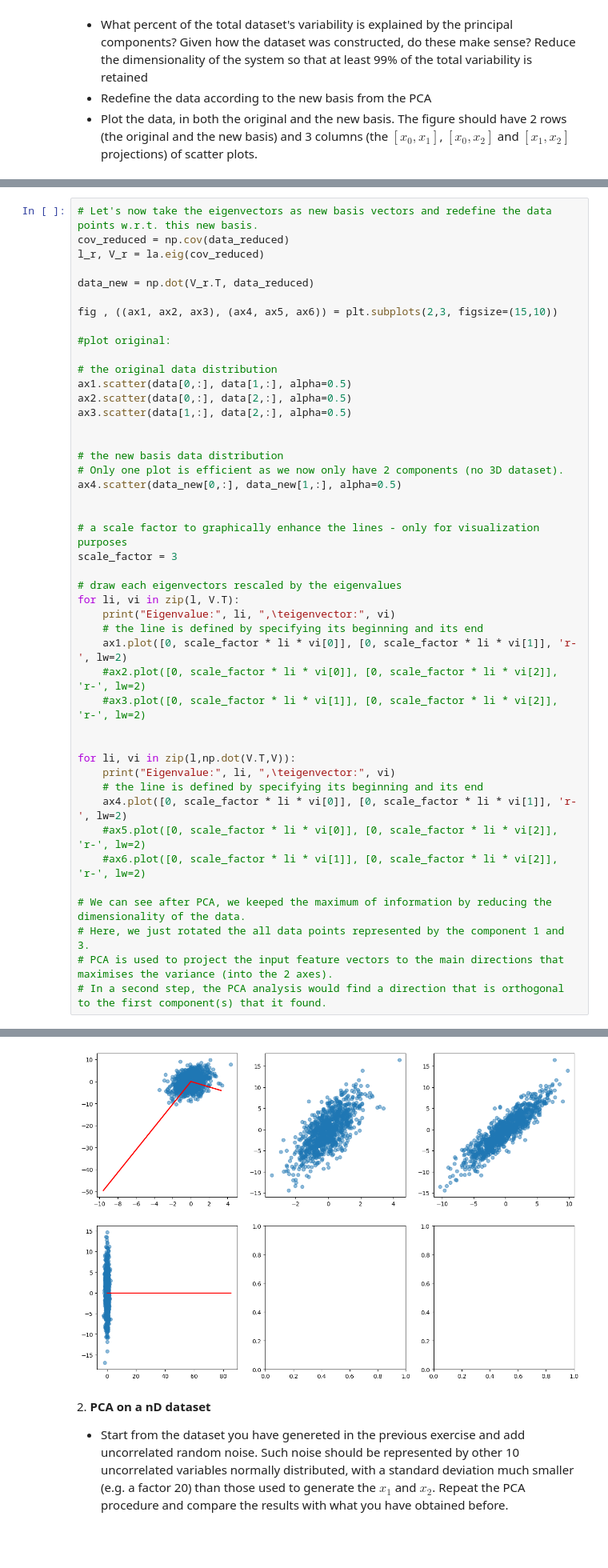
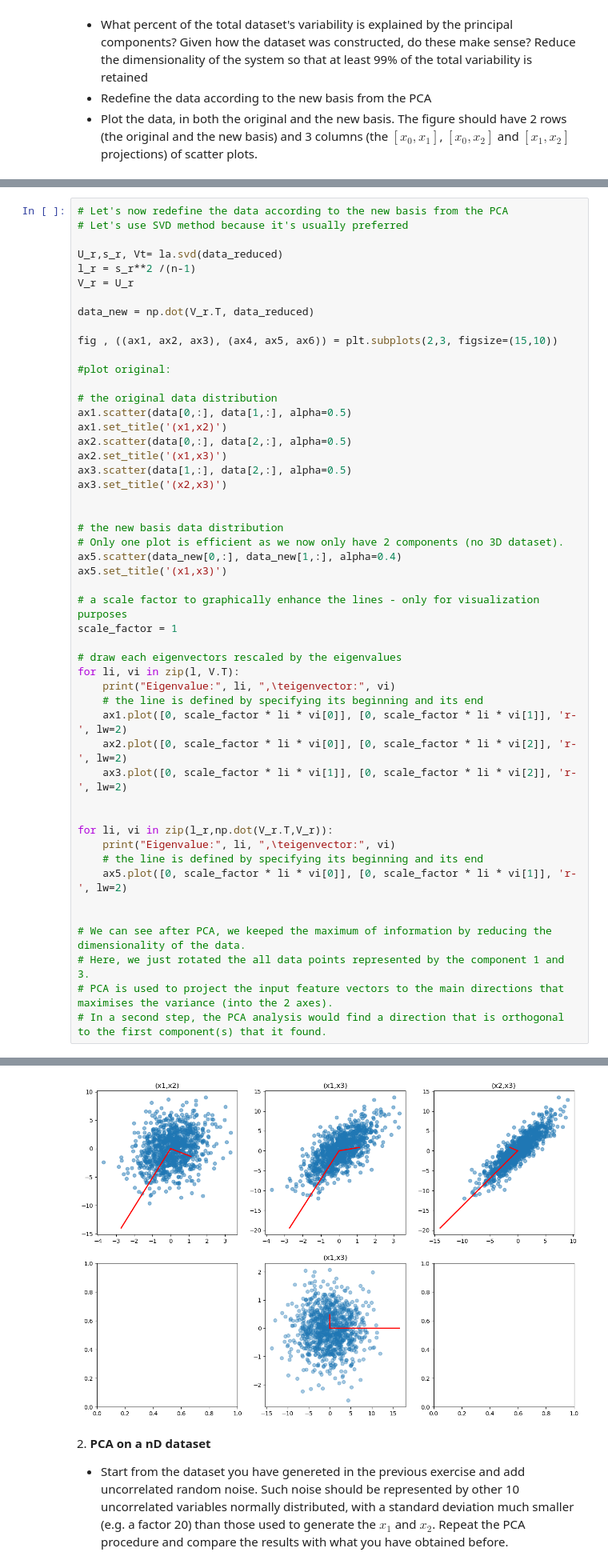
Before and after one commit to anais2412/ScientificComputingWithPython2022, a Jupyter notebook: 08ex_algebra.ipynb, the cells around one changed output, grey strips where cells are left out. Shown: that part at 80% size. Drawn from its saved outputs; the diff is of its cells as text; blank space fills up the shorter version.

```diff
--- a/08ex_algebra.ipynb
+++ b/08ex_algebra.ipynb
@@ -117,7 +117,10 @@ Data reduced:
 # %%
-# Let's now take the eigenvectors as new basis vectors and redefine the data points w.r.t. this new basis.
-cov_reduced = np.cov(data_reduced)
-l_r, V_r = la.eig(cov_reduced)
+# Let's now redefine the data according to the new basis from the PCA
+# Let's use SVD method because it's usually preferred
+
+U_r,s_r, Vt= la.svd(data_reduced)
+l_r = s_r**2 /(n-1)
+V_r = U_r
 
 data_new = np.dot(V_r.T, data_reduced)
 
@@ -127,33 +130,35 @@ fig , ((ax1, ax2, ax3), (ax4, ax5, ax6)) = plt.subplots(2,3, figsize=(15,10))
 
 # the original data distribution
 ax1.scatter(data[0,:], data[1,:], alpha=0.5)
+ax1.set_title('(x1,x2)')
 ax2.scatter(data[0,:], data[2,:], alpha=0.5)
+ax2.set_title('(x1,x3)')
 ax3.scatter(data[1,:], data[2,:], alpha=0.5)
+ax3.set_title('(x2,x3)')
 
 
 # the new basis data distribution
 # Only one plot is efficient as we now only have 2 components (no 3D dataset).
-ax4.scatter(data_new[0,:], data_new[1,:], alpha=0.5)
-
+ax5.scatter(data_new[0,:], data_new[1,:], alpha=0.4)
+ax5.set_title('(x1,x3)')
 
 # a scale factor to graphically enhance the lines - only for visualization purposes
-scale_factor = 3
+scale_factor = 1
 
 # draw each eigenvectors rescaled by the eigenvalues
 for li, vi in zip(l, V.T):
     print("Eigenvalue:", li, ",\teigenvector:", vi)
     # the line is defined by specifying its beginning and its end
     ax1.plot([0, scale_factor * li * vi[0]], [0, scale_factor * li * vi[1]], 'r-', lw=2)
-    #ax2.plot([0, scale_factor * li * vi[0]], [0, scale_factor * li * vi[2]], 'r-', lw=2)
-    #ax3.plot([0, scale_factor * li * vi[1]], [0, scale_factor * li * vi[2]], 'r-', lw=2)
+    ax2.plot([0, scale_factor * li * vi[0]], [0, scale_factor * li * vi[2]], 'r-', lw=2)
+    ax3.plot([0, scale_factor * li * vi[1]], [0, scale_factor * li * vi[2]], 'r-', lw=2)
 
 
-for li, vi in zip(l,np.dot(V.T,V)):
+for li, vi in zip(l_r,np.dot(V_r.T,V_r)):
     print("Eigenvalue:", li, ",\teigenvector:", vi)
     # the line is defined by specifying its beginning and its end
-    ax4.plot([0, scale_factor * li * vi[0]], [0, scale_factor * li * vi[1]], 'r-', lw=2)
-    #ax5.plot([0, scale_factor * li * vi[0]], [0, scale_factor * li * vi[2]], 'r-', lw=2)
-    #ax6.plot([0, scale_factor * li * vi[1]], [0, scale_factor * li * vi[2]], 'r-', lw=2)
+    ax5.plot([0, scale_factor * li * vi[0]], [0, scale_factor * li * vi[1]], 'r-', lw=2)
+
 
 # We can see after PCA, we keeped the maximum of information by reducing the dimensionality of the data.
 # Here, we just rotated the all data points represented by the component 1 and 3.
@@ -169,4 +173,4 @@ Eigenvalue: (1.9374544060181653+0j) ,   eigenvector: [-1.46535298e-16 -2.5201964
-[figure, old version]
+[figure, new version]
 # %% [markdown]
 2\. **PCA on a nD dataset**
 
```
Also changed, not shown: parts of 6 cells of this notebook, 2 other files.
